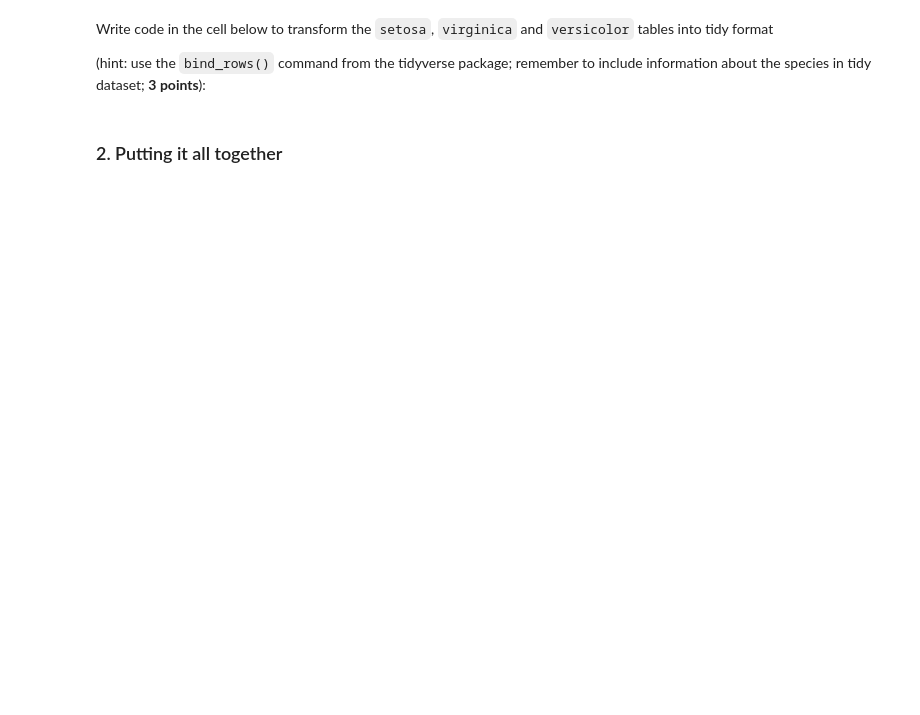
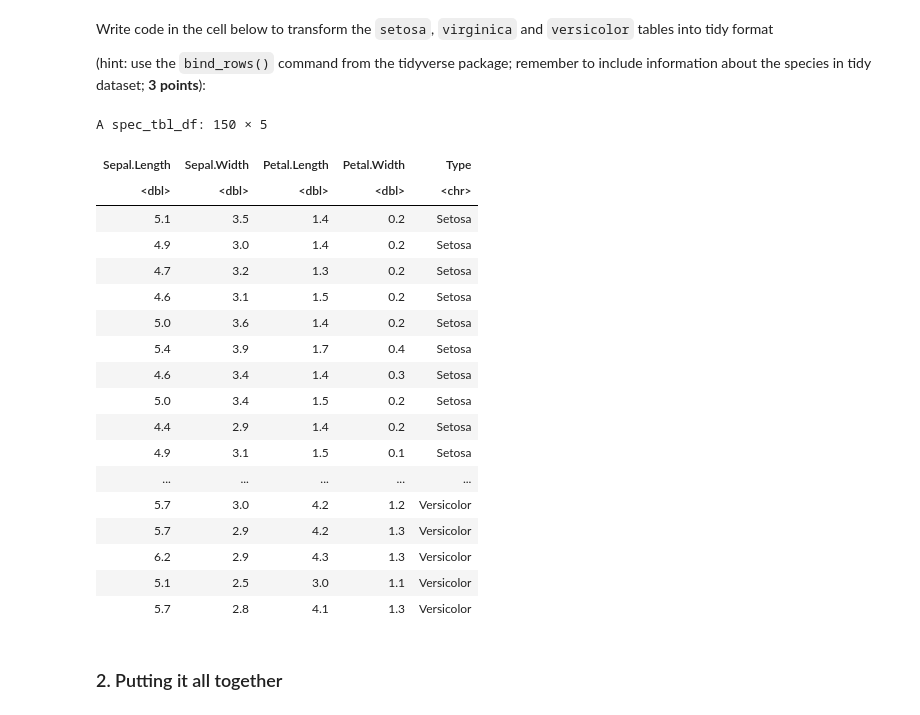
Before and after one commit to tabeawitzig/witzig_DSP_S21, a Jupyter notebook: Homework2.ipynb, the cells around one changed output. Drawn from its saved outputs; the diff is of its cells as text; code cells hidden in the pictures; blank space fills up the shorter version.

```diff
--- a/Homework2.ipynb
+++ b/Homework2.ipynb
@@ -131,7 +177,32 @@ Write code in the cell below to transform the `setosa`, `virginica` and `versico
 
 (hint: use the `bind_rows()` command from the tidyverse package; remember to include information about the species in tidy dataset; **3 points**):
 # %%
-# INSERT CODE HERE
+setosa <- setosa %>% mutate(Type  = "Setosa")
+virginica <- virginica %>% mutate(Type = "Virginica")
+versicolor <- versicolor %>% mutate(Type ="Versicolor")
+
+bind <- bind_rows(setosa, virginica, versicolor)
+bind
+# %% [output]
+A spec_tbl_df: 150 × 5
+| Sepal.Length | Sepal.Width | Petal.Length | Petal.Width | Type |
+| <dbl> | <dbl> | <dbl> | <dbl> | <chr> |
+| 5.1 | 3.5 | 1.4 | 0.2 | Setosa |
+| 4.9 | 3.0 | 1.4 | 0.2 | Setosa |
+| 4.7 | 3.2 | 1.3 | 0.2 | Setosa |
+| 4.6 | 3.1 | 1.5 | 0.2 | Setosa |
+| 5.0 | 3.6 | 1.4 | 0.2 | Setosa |
+| 5.4 | 3.9 | 1.7 | 0.4 | Setosa |
+| 4.6 | 3.4 | 1.4 | 0.3 | Setosa |
+| 5.0 | 3.4 | 1.5 | 0.2 | Setosa |
+| 4.4 | 2.9 | 1.4 | 0.2 | Setosa |
+| 4.9 | 3.1 | 1.5 | 0.1 | Setosa |
+| ... | ... | ... | ... | ... |
+| 5.7 | 3.0 | 4.2 | 1.2 | Versicolor |
+| 5.7 | 2.9 | 4.2 | 1.3 | Versicolor |
+| 6.2 | 2.9 | 4.3 | 1.3 | Versicolor |
+| 5.1 | 2.5 | 3.0 | 1.1 | Versicolor |
+| 5.7 | 2.8 | 4.1 | 1.3 | Versicolor |
 # %% [markdown]
 ### 2. Putting it all together
 # %% [markdown]
```
Also changed, not shown: parts of 20 cells of this notebook.
